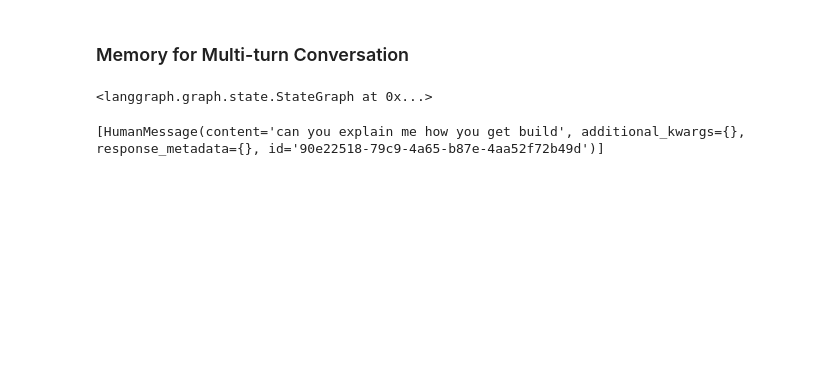
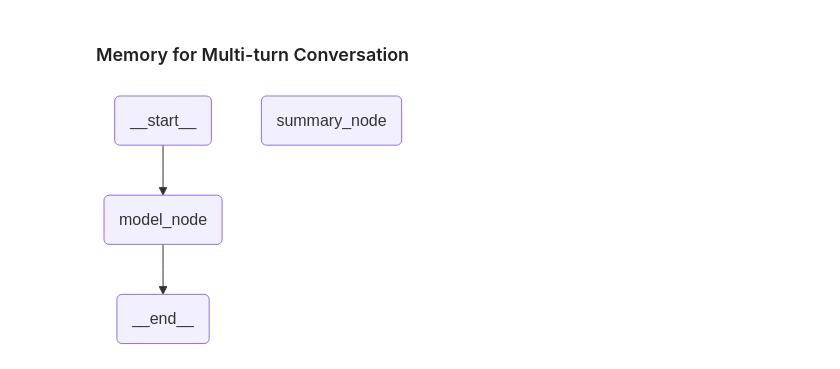
Before and after one commit to abdulvajid1/Simple-Multi-turn-ChatBot-with-langgraph, a Jupyter notebook: notebook.ipynb, the cells around one changed output. Drawn from its saved outputs; the diff is of its cells as text; code cells hidden in the pictures; blank space fills up the shorter version.

```diff
--- a/notebook.ipynb
+++ b/notebook.ipynb
@@ -19,20 +35,12 @@ class State(MessagesState):
     pass
 # %%
 graph = StateGraph(State)
-# %%
-from langchain_google_genai import ChatGoogleGenerativeAI
-
-llm = ChatGoogleGenerativeAI(
-    model="gemini-2.0-flash",
-    temperature=0,
-    max_tokens=None,
-)
 # %%
-def model_call(state):
+def model_call_node(state):
     return {"messages" : [llm.invoke(state['messages'])]}
 # %%
 graph.set_entry_point('node1')
-graph.add_node('node1', model_call)
+graph.add_node('node1', model_call_node)
 graph.add_edge('node1', END)
 # %% [output]
 <langgraph.graph.state.StateGraph at 0x...>
@@ -79,10 +87,48 @@ Building a language model is a challenging but rewarding project. By following t
 # %% [markdown]
 ### Memory for Multi-turn Conversation
 # %%
-memory_graph = StateGraph(State)
+memory = MemorySaver()
+
+class State(MessagesState):
+    summary: str
+
+graph = StateGraph(State)
+
+# chat node
+def model_node(state):
+    summary = state.get("summary",'')
+    if summary:
+        system_message = f"Summmary of previous chat : {summary}"
+        messages = [SystemMessage(system_message)] + state['messages']
+    else:
+        messages = state['messages']
+
+    return {'messages': [llm.invoke(messages)]}
+
+# Summaraize node
+def summary_node(state):
+    summarize_prompt = [HumanMessage('Summarize the whole chat until now , so it can be used as chat history, only generate summary nothing else')]
+    history_chat = state['messages']
+    model_input_for_summary = history_chat + summarize_prompt
+    return {"summary": llm.invoke(model_input_for_summary)}
+
+def condition(state):
+    if len(state['messages']) > 4:
+        return "summary_node"
+    else:
+        return END
+
+# Graph nodes and connections
+graph.add_node('model_node', model_node)
+graph.add_node(summary_node)
+
+graph.add_edge(START, 'model_node')
+graph.add_conditional_edges('model_node', condition)
+
+graph.add_edge('summary_node', END)
+
+# Compile graph
+graph = graph.compile(checkpointer=memory)
+graph
+# %% [output]
+[figure, added]
-# %%
-memory_graph.add_node('node1', model_call)
-memory_graph.set_entry_point('node1')
-memory_graph.set_finish_point('node1')
-# %% [output]
-<langgraph.graph.state.StateGraph at 0x...>
@@ -95,4 +134,0 @@ state = memory_graph.invoke({'messages': {'role':'user','content':'which is the
-# %%
-messages
-# %% [output]
-[HumanMessage(content='can you explain me how you get build', additional_kwargs={}, response_metadata={}, id='90e22518-79c9-4a65-b87e-4aa52f72b49d')]
```
Also changed, not shown: parts of 37 cells of this notebook, 2 other files.
